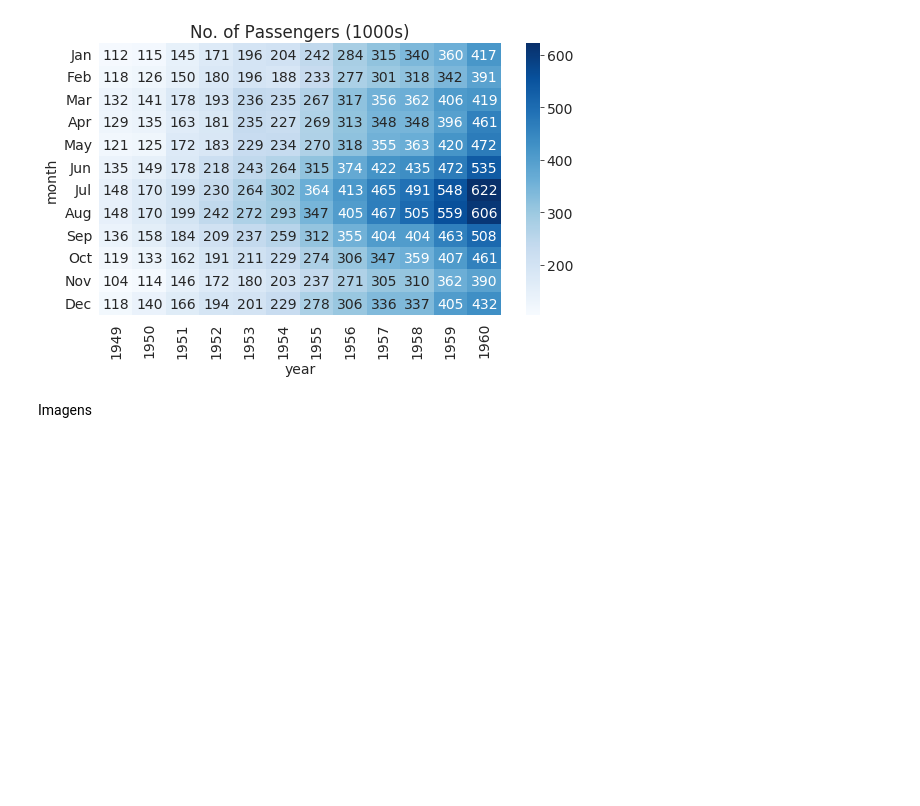
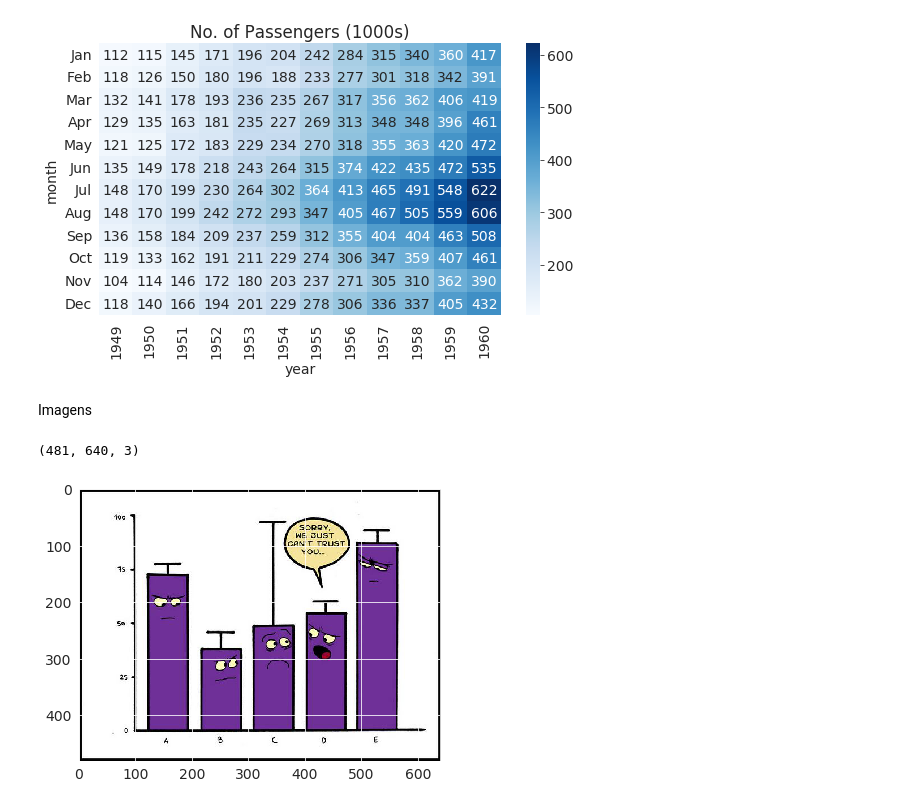
Before and after one commit to edineim/data_analysis_video_games_sales, a Jupyter notebook: Visualization_with_Matplotlib_and_Seaborn.ipynb, the cells around one changed output. Cells and saved outputs as stored; diff of their text form; code cells hidden in the pictures; blank space fills up the shorter version.

```diff
--- a/Visualization_with_Matplotlib_and_Seaborn.ipynb
+++ b/Visualization_with_Matplotlib_and_Seaborn.ipynb
@@ -378,0 +385,2 @@ Imagens
+# %%
+img = Image.open('chart.jpg')
@@ -378,0 +389,8 @@ Imagens
+# %%
+img_array.shape
+# %% [output]
+(481, 640, 3)
+# %%
+plt.imshow(img);
+# %% [output]
+[figure, added]
```
Also changed, not shown: parts of 11 cells of this notebook.
